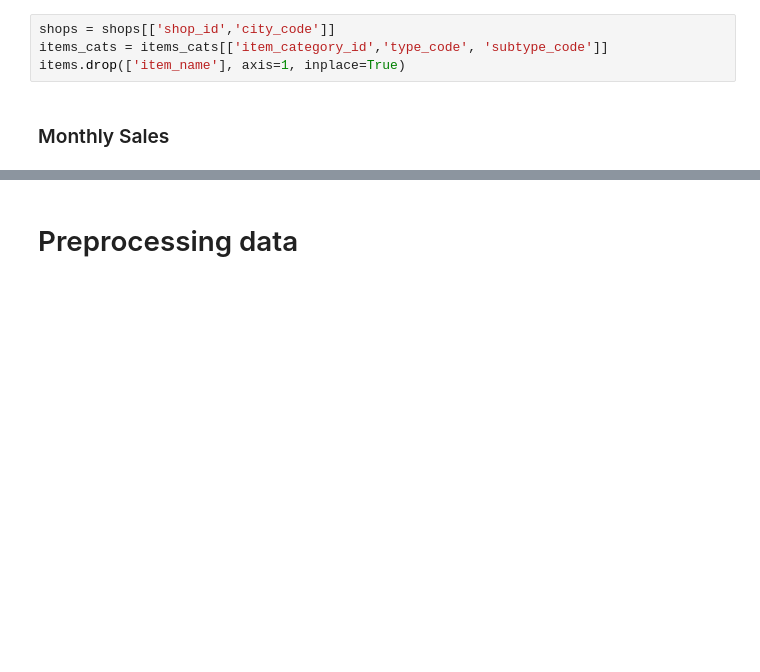
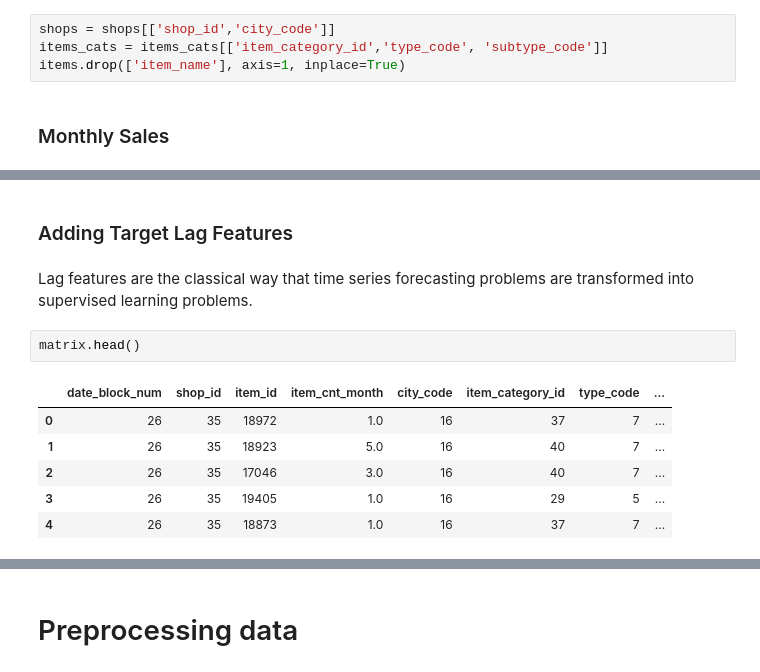
Before and after one commit to waficf/Kaggle_Competitions, a Jupyter notebook: Grocery.ipynb, the cells around one changed output, grey strips where cells are left out. Cells and saved outputs as stored; diff of their text form; blank space fills up the shorter version.

```diff
--- a/Grocery.ipynb
+++ b/Grocery.ipynb
@@ -115,0 +160,13 @@ items.drop(['item_name'], axis=1, inplace=True)
+# %% [markdown]
+### Adding Target Lag Features
+# %% [markdown]
+Lag features are the classical way that time series forecasting problems are transformed into supervised learning problems.
+# %%
+matrix.head()
+# %% [output]
+|  | date_block_num | shop_id | item_id | item_cnt_month | city_code | item_category_id | type_code | ... |
+| 0 | 26 | 35 | 18972 | 1.0 | 16 | 37 | 7 | ... |
+| 1 | 26 | 35 | 18923 | 5.0 | 16 | 40 | 7 | ... |
+| 2 | 26 | 35 | 17046 | 3.0 | 16 | 40 | 7 | ... |
+| 3 | 26 | 35 | 19405 | 1.0 | 16 | 29 | 5 | ... |
+| 4 | 26 | 35 | 18873 | 1.0 | 16 | 37 | 7 | ... |
```
Also changed, not shown: parts of 34 cells of this notebook.
